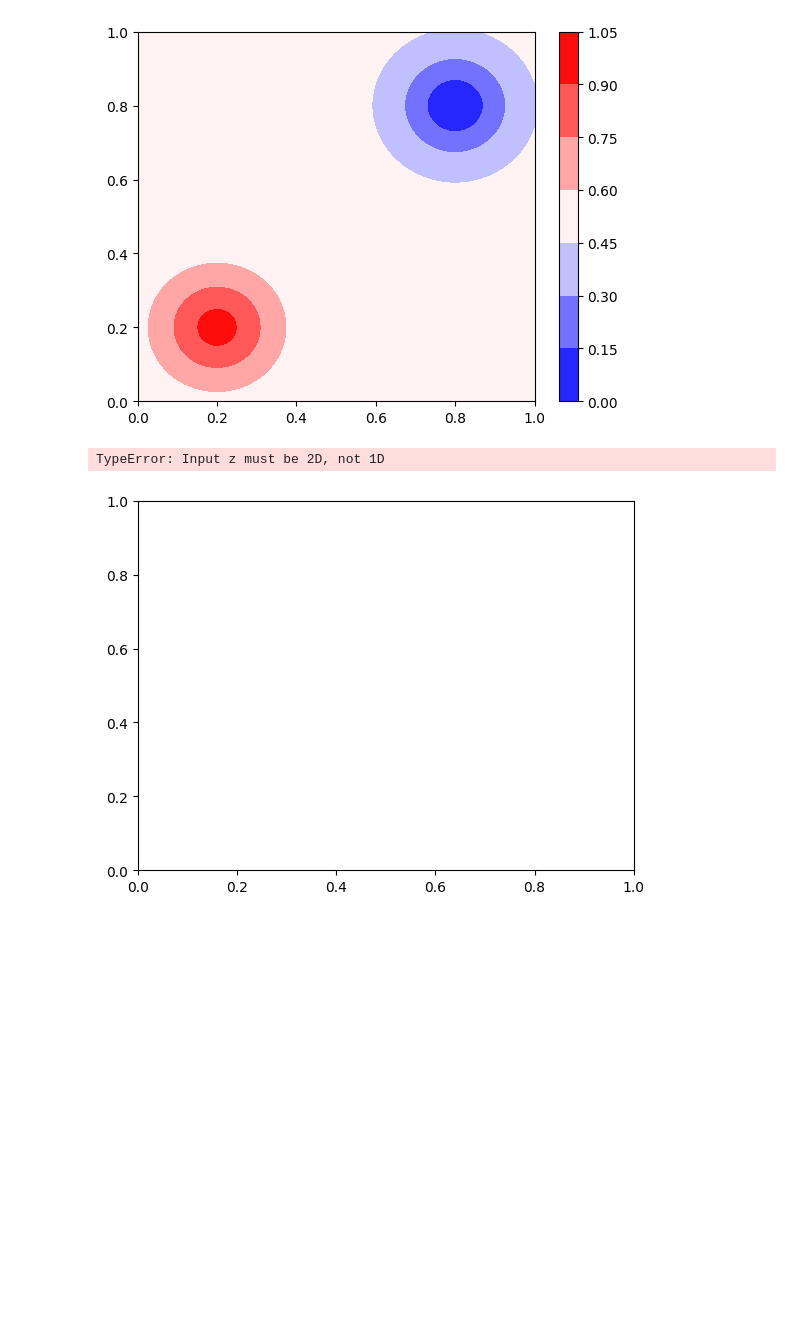
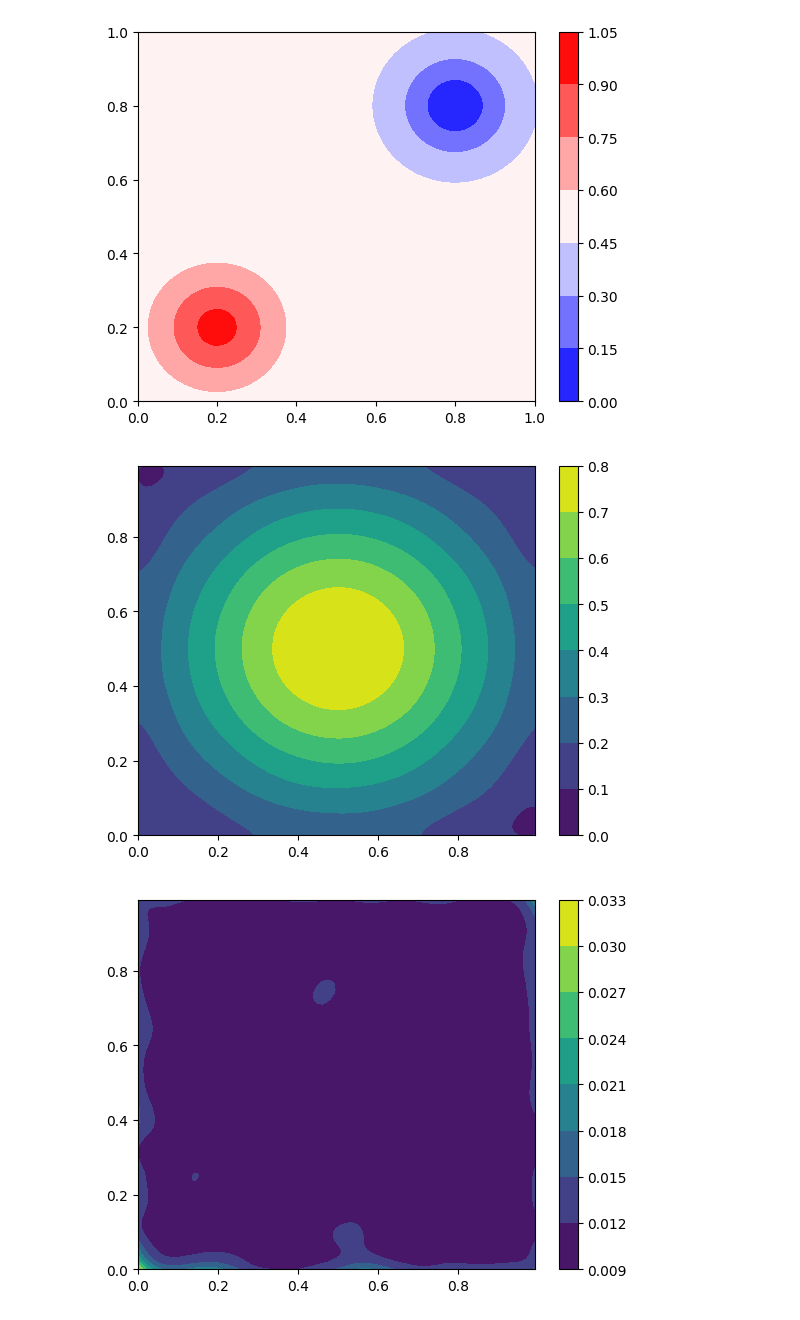
Before and after one commit to taikicoco/gauusian_process_bandit, a Jupyter notebook: app/bandit/results/gp_2d.ipynb, the cells around one changed output. Saved outputs shown, nothing was run; the diff lists cells and outputs as text; code cells hidden in the pictures; blank space fills up the shorter version.

```diff
--- a/app/bandit/results/gp_2d.ipynb
+++ b/app/bandit/results/gp_2d.ipynb
@@ -62,33 +62,34 @@ for d in data_x:
   y = sample_multivariate_normal(d)
   model.append(d[:,None].T, y)
 
 
 # xy = st.uniform().rvs(100, 2)
 # d = model.dist(xy)
 # s = d.rvs()
 # idx = np.argmax(s)
 # xy[idx]
 
 
 x = np.linspace(0, 1, 100, endpoint=False)
 y = np.linspace(0, 1, 100, endpoint=False)
 xx, yy = np.meshgrid(x, y)
 xdist = np.c_[xx.reshape(-1), yy.reshape(-1)]
 d = model.dist(xdist)
 
 # plot mean
-Z = d.rvs()
+# Z = d.rvs()
+Z = d.mean().reshape(100,100)
 X, Y = np.meshgrid(x, y)
 plt.contourf(X, Y, Z)
 plt.colorbar()
 plt.show()
 
 # plot var
 Z = d.var().reshape(100,100)
 X, Y = np.meshgrid(x, y)
 plt.contourf(X, Y, Z)
 plt.colorbar()
 plt.show()
 # %% [output]
-TypeError: Input z must be 2D, not 1D
-[figure, old version]
+[figure, new version]
+[figure, added]
```
